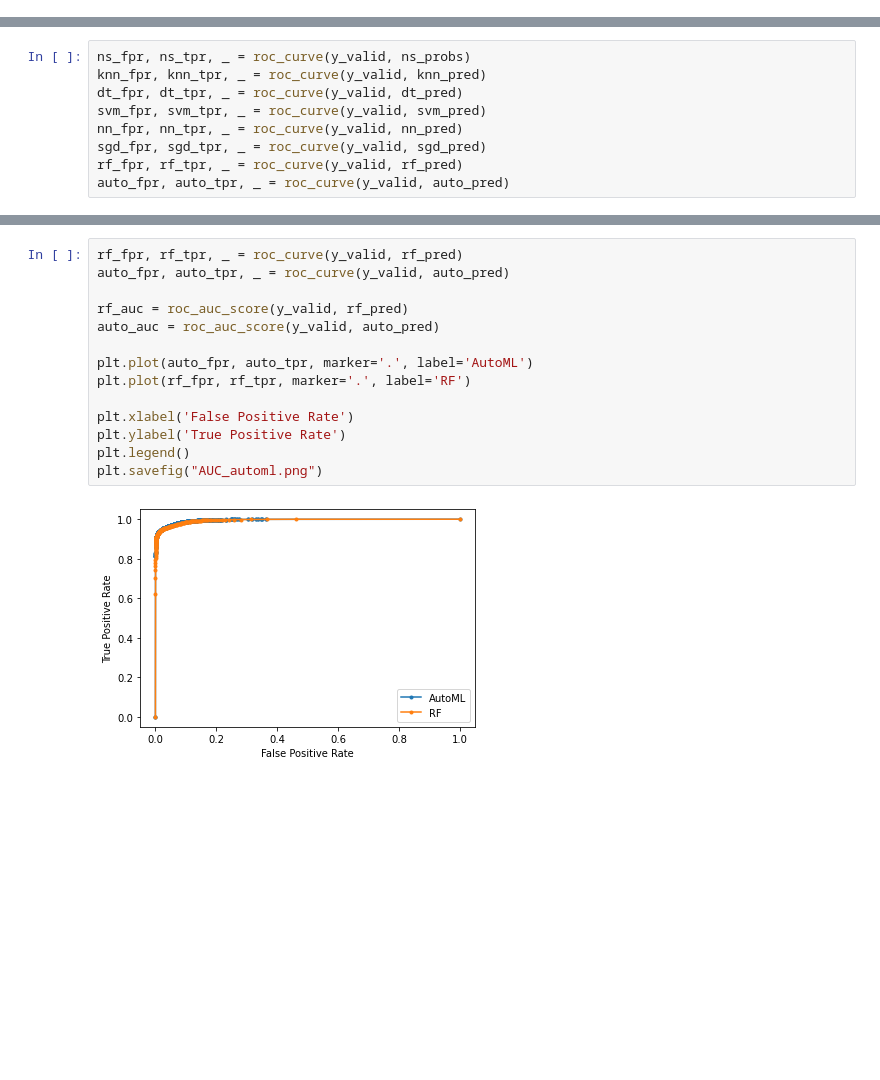
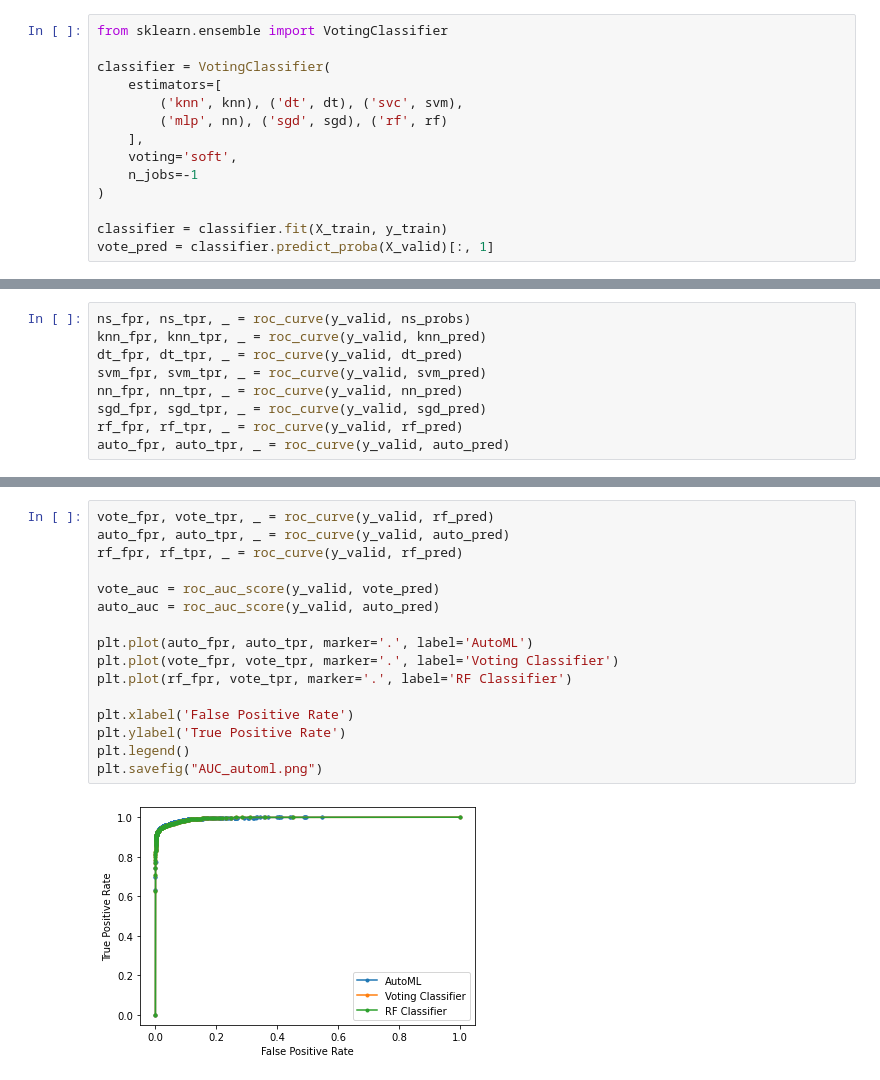
Before and after one commit to ivankras/CS582-MiniProject1, a Jupyter notebook: code/11_AUC.ipynb, the cells around one changed output, grey strips where cells are left out. Cells and saved outputs as stored; diff of their text form; blank space fills up the shorter version.

```diff
--- a/code/11_AUC.ipynb
+++ b/code/11_AUC.ipynb
@@ -41,5 +39,19 @@ AttributeError: 'AutoSklearnClassifier' object has no attribute 'preduct_proba'
 # %%
 auto_pred = automl.predict_proba(X_valid)[:, 1]
+# %%
+from sklearn.ensemble import VotingClassifier
+
+classifier = VotingClassifier(
+    estimators=[
+        ('knn', knn), ('dt', dt), ('svc', svm),
+        ('mlp', nn), ('sgd', sgd), ('rf', rf)
+    ],
+    voting='soft',
+    n_jobs=-1
+)
+
+classifier = classifier.fit(X_train, y_train)
+vote_pred = classifier.predict_proba(X_valid)[:, 1]
 # %%
 ns_auc = roc_auc_score(y_valid, ns_probs)
 knn_auc = roc_auc_score(y_valid, knn_pred)
@@ -92,19 +101,21 @@ NN: ROC AUC=0.982
 SGD: ROC AUC=0.927
 RF: ROC AUC=0.995
 # %%
+vote_fpr, vote_tpr, _ = roc_curve(y_valid, rf_pred)
+auto_fpr, auto_tpr, _ = roc_curve(y_valid, auto_pred)
 rf_fpr, rf_tpr, _ = roc_curve(y_valid, rf_pred)
-auto_fpr, auto_tpr, _ = roc_curve(y_valid, auto_pred)
 
-rf_auc = roc_auc_score(y_valid, rf_pred)
+vote_auc = roc_auc_score(y_valid, vote_pred)
 auto_auc = roc_auc_score(y_valid, auto_pred)
 
 plt.plot(auto_fpr, auto_tpr, marker='.', label='AutoML')
-plt.plot(rf_fpr, rf_tpr, marker='.', label='RF')
+plt.plot(vote_fpr, vote_tpr, marker='.', label='Voting Classifier')
+plt.plot(rf_fpr, vote_tpr, marker='.', label='RF Classifier')
 
 plt.xlabel('False Positive Rate')
 plt.ylabel('True Positive Rate')
 plt.legend()
 plt.savefig("AUC_automl.png")
 # %% [output]
-[figure, old version]
+[figure, new version]
 # %%
```
Also changed, not shown: parts of 5 cells of this notebook, 10 other files.
